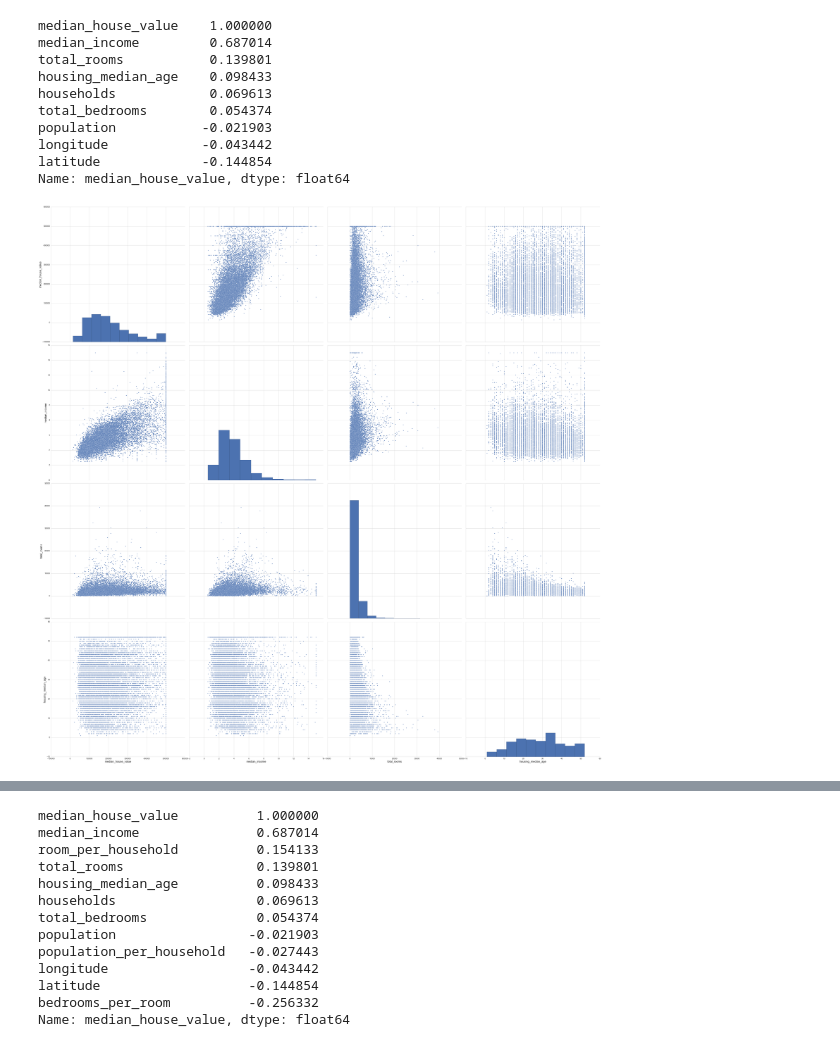
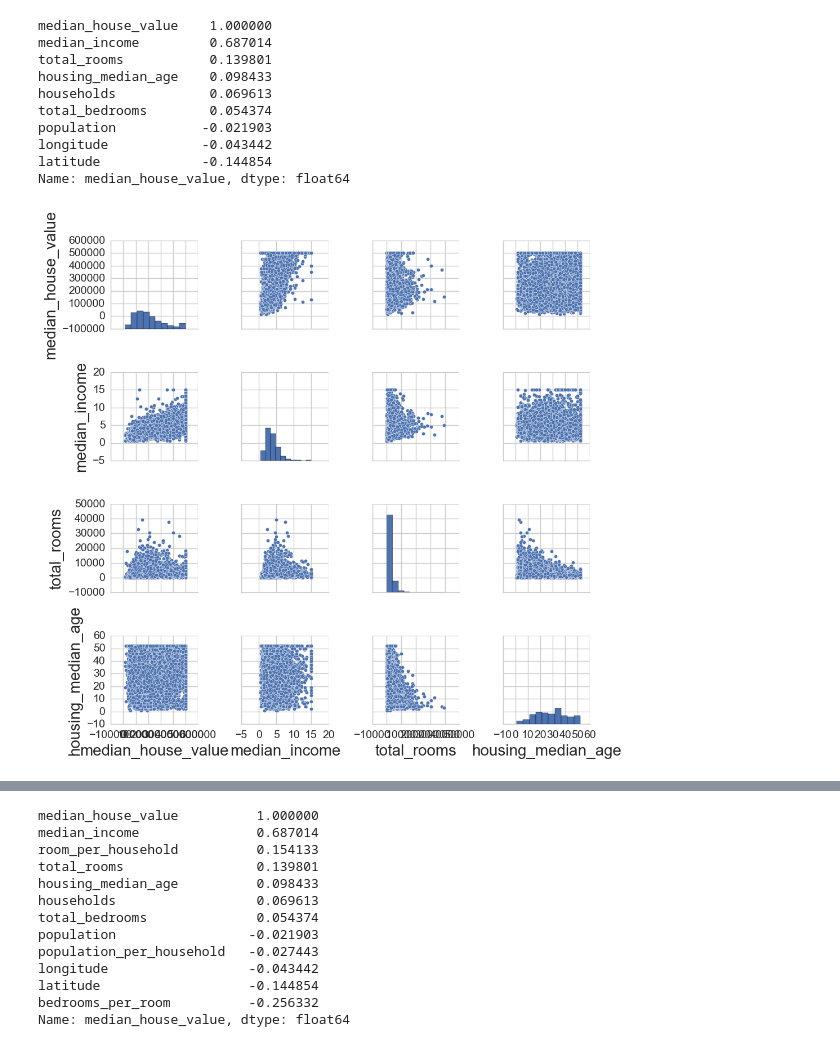
Before and after one commit to brianliu2/hand_on_ML, a Jupyter notebook: end_to_end_ML_pipeline_xgboost_bayesopt.ipynb, the cells around one changed output, grey strips where cells are left out. Saved outputs shown, nothing was run; the diff lists cells and outputs as text; code cells hidden in the pictures.

```diff
--- a/end_to_end_ML_pipeline_xgboost_bayesopt.ipynb
+++ b/end_to_end_ML_pipeline_xgboost_bayesopt.ipynb
@@ -310,9 +310,9 @@ latitude             -0.144854
 Name: median_house_value, dtype: float64
 # %%
 attributes = ['median_house_value', 'median_income', 'total_rooms', 'housing_median_age']
-sns.pairplot(housing[attributes],size=14);
+sns.pairplot(housing[attributes]);
 # %% [output]
-[figure, old version]
+[figure, new version]
 # %%
 housing.plot(kind='scatter', x = 'median_income', y = 'median_house_value', alpha = 0.4, figsize=(10, 8));
 # %% [output]
```
Also changed, not shown: parts of 24 cells of this notebook.
